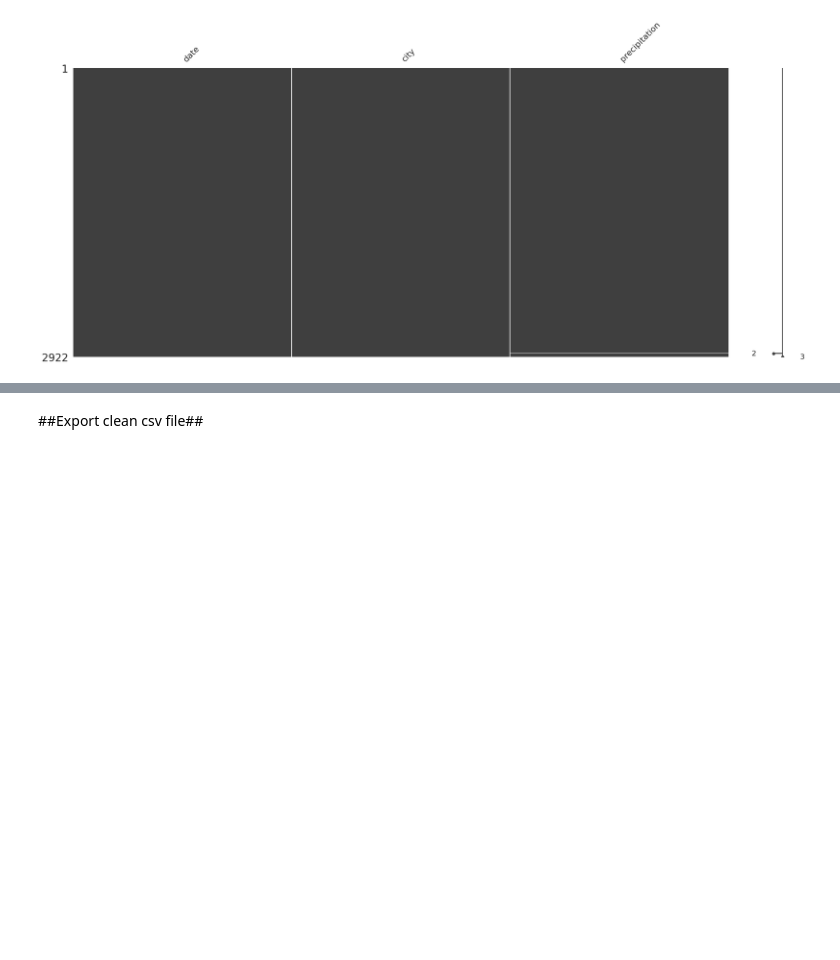
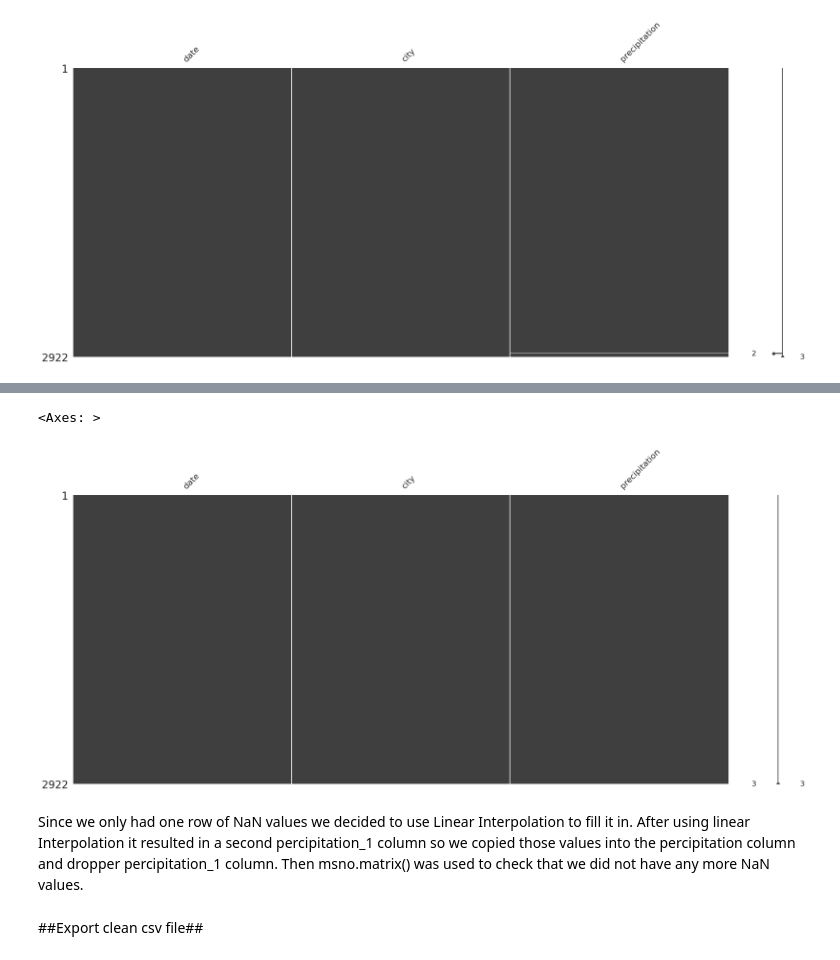
Before and after one commit to jhuang2003/Seattle-Weather, a Jupyter notebook: seattle_weather_data_processing.ipynb, the cells around one changed output, grey strips where cells are left out. Cells and saved outputs as stored; diff of their text form; code cells hidden in the pictures; blank space fills up the shorter version.

```diff
--- a/seattle_weather_data_processing.ipynb
+++ b/seattle_weather_data_processing.ipynb
@@ -386,3 +455,13 @@ We found that there were none
+# %%
+df["precipitation"] = df["precip_interp_1"]
+df = df.drop(columns=["precip_interp_1"])
+# %%
+msno.matrix(df)
+# %% [output]
+<Axes: >
+[figure, added]
+# %% [markdown]
+Since we only had one row of NaN values we decided to use Linear Interpolation to fill it in. After using linear Interpolation it resulted in a second percipitation_1 column so we copied those values into the percipitation column and dropper percipitation_1 column. Then msno.matrix() was used to check that we did not have any more NaN values.
 # %% [markdown]
 ##Export clean csv file##
 # %%
```
Also changed, not shown: parts of 14 cells of this notebook.
